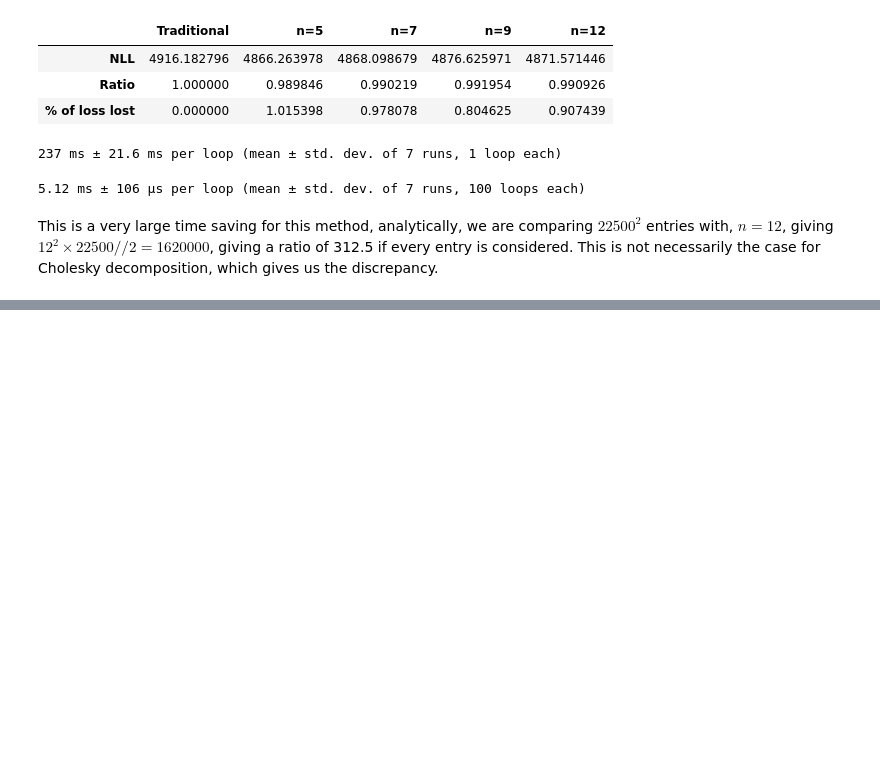
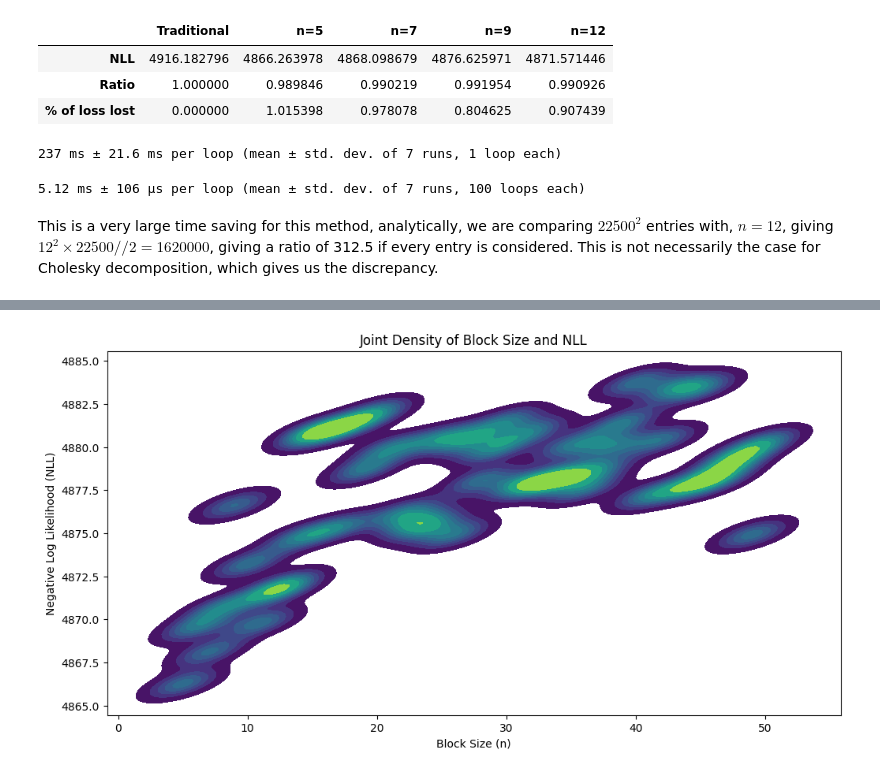
Before and after one commit to AbhishekDey03/mathematical-notebooks, a Jupyter notebook: covariance_matrix_calculations.ipynb, the cells around one changed output, grey strips where cells are left out. Drawn from its saved outputs; the diff is of its cells as text; code cells hidden in the pictures; blank space fills up the shorter version.

```diff
--- a/covariance_matrix_calculations.ipynb
+++ b/covariance_matrix_calculations.ipynb
@@ -266,0 +298,10 @@ nll_to_matrix = lambda cov, x, mu, n_values: np.column_stack(np.array([block_dia
+# %%
+plt.figure(figsize=(12, 6))
+sns.kdeplot(data=df, x='n', y='NLL', fill=True, cmap='viridis')
+plt.title('Joint Density of Block Size and NLL')
+plt.xlabel('Block Size (n)')
+plt.ylabel('Negative Log Likelihood (NLL)')
+plt.grid(False)
+plt.show()
+# %% [output]
+[figure, added]
```
Also changed, not shown: parts of 7 cells of this notebook.
